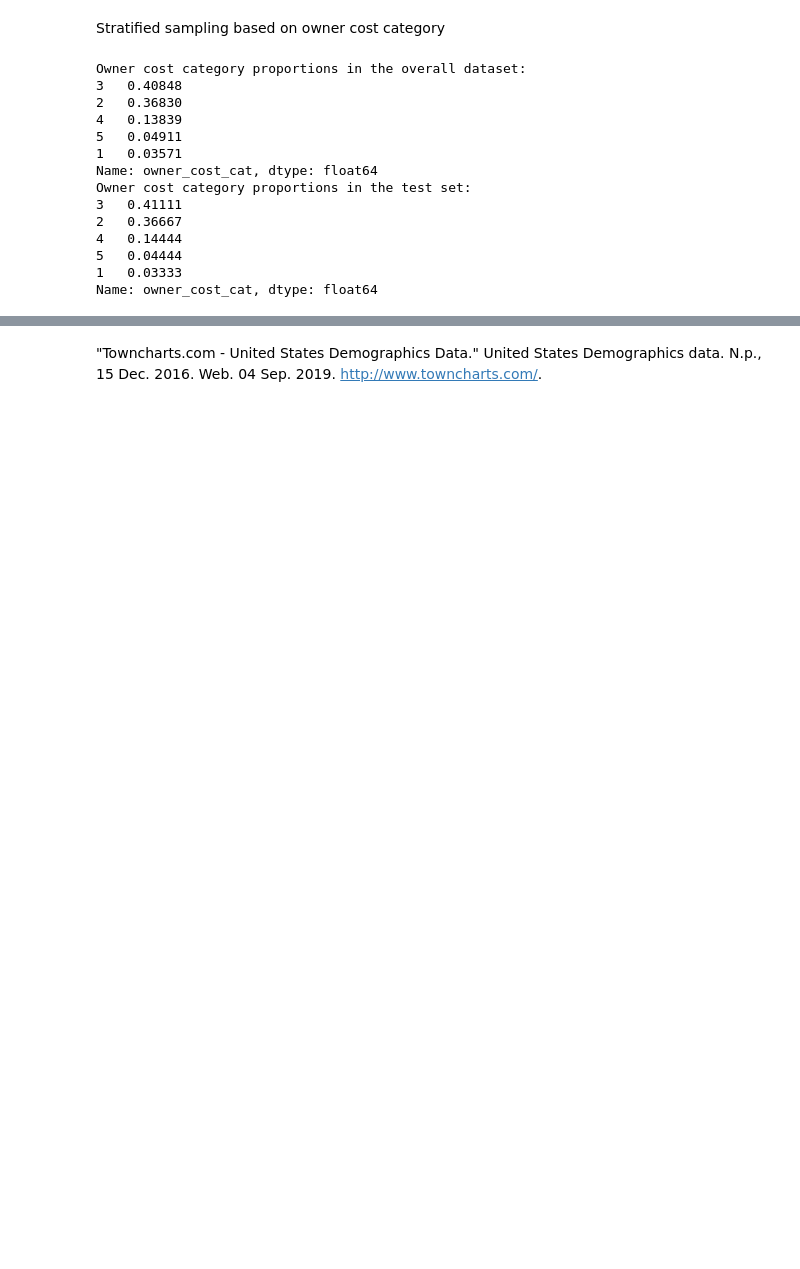
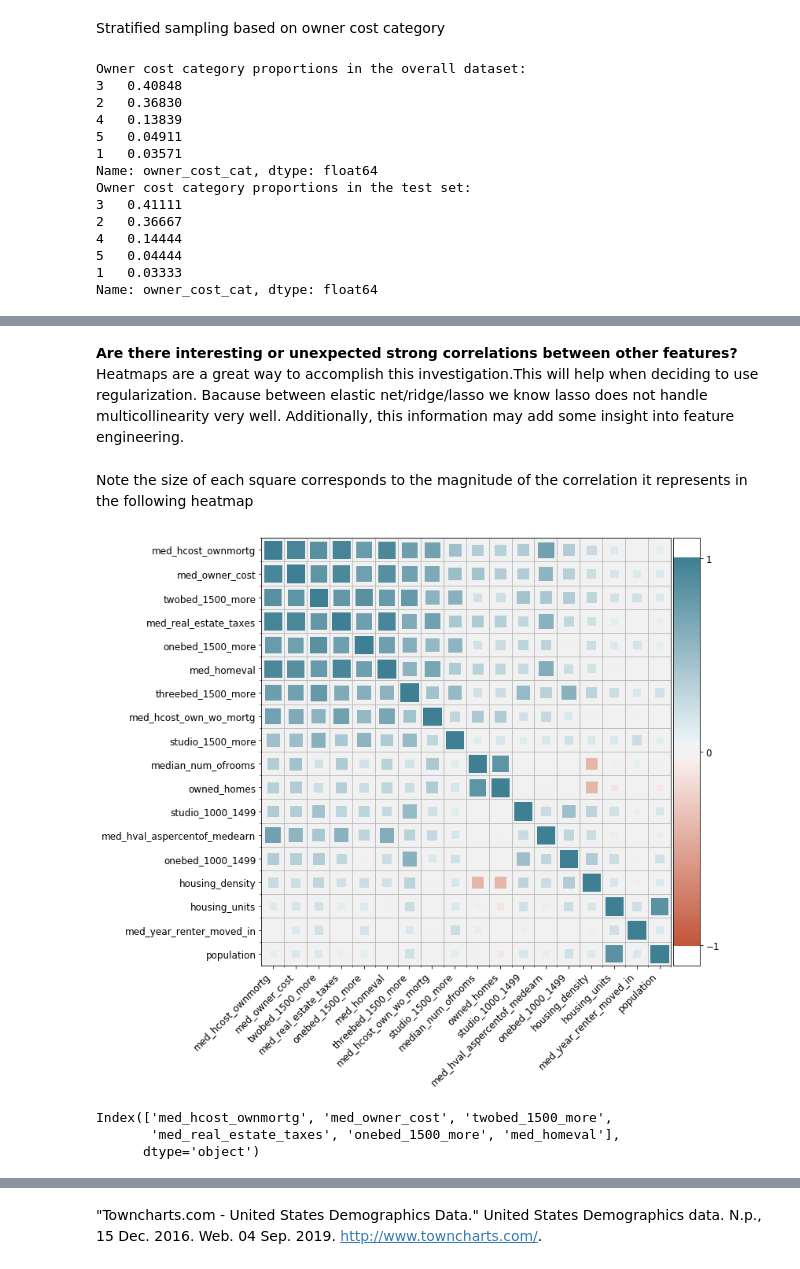
Before and after one commit to clazaro97chosen/California_Rental_Property_Project, a Jupyter notebook: California_Housing.ipynb, the cells around one changed output, grey strips where cells are left out. Saved outputs shown, nothing was run; the diff lists cells and outputs as text; code cells hidden in the pictures; blank space fills up the shorter version.

```diff
--- a/California_Housing.ipynb
+++ b/California_Housing.ipynb
@@ -327,0 +359,18 @@ NameError: name 'Basemap' is not defined
+# %% [markdown]
+**Are there interesting or unexpected strong correlations between other features?** Heatmaps are a great way to accomplish this investigation.This will help when deciding to use regularization. Bacause between elastic net/ridge/lasso we know lasso does not handle multicollinearity very well. Additionally, this information may add some insight into feature engineering.
+# %% [markdown]
+Note the size of each square corresponds to the magnitude of the correlation it represents in the following heatmap
+# %%
+heat_one = corr_target.index[1:19]
+heat_one
+heat_one_fig = housing.loc[:,heat_one].copy()
+plt.figure(figsize = (10,10))
+corrplot(heat_one_fig.corr())
+# %% [output]
+[figure, added]
+# %%
+corr_target.index[1:7]
+# %% [output]
+Index(['med_hcost_ownmortg', 'med_owner_cost', 'twobed_1500_more',
+       'med_real_estate_taxes', 'onebed_1500_more', 'med_homeval'],
+      dtype='object')
```
Also changed, not shown: parts of 51 cells of this notebook, 3 other files.
